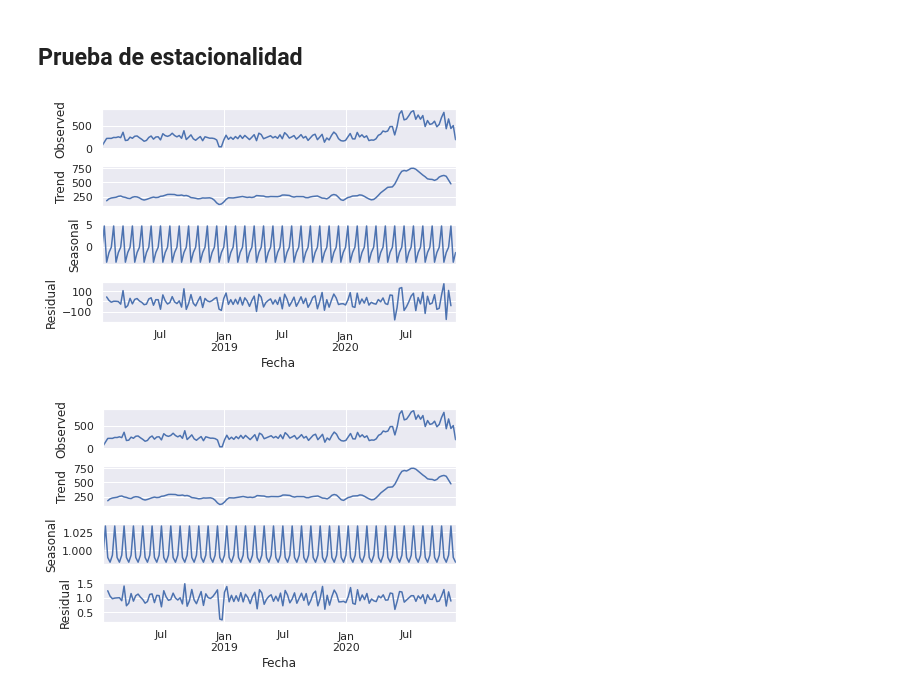
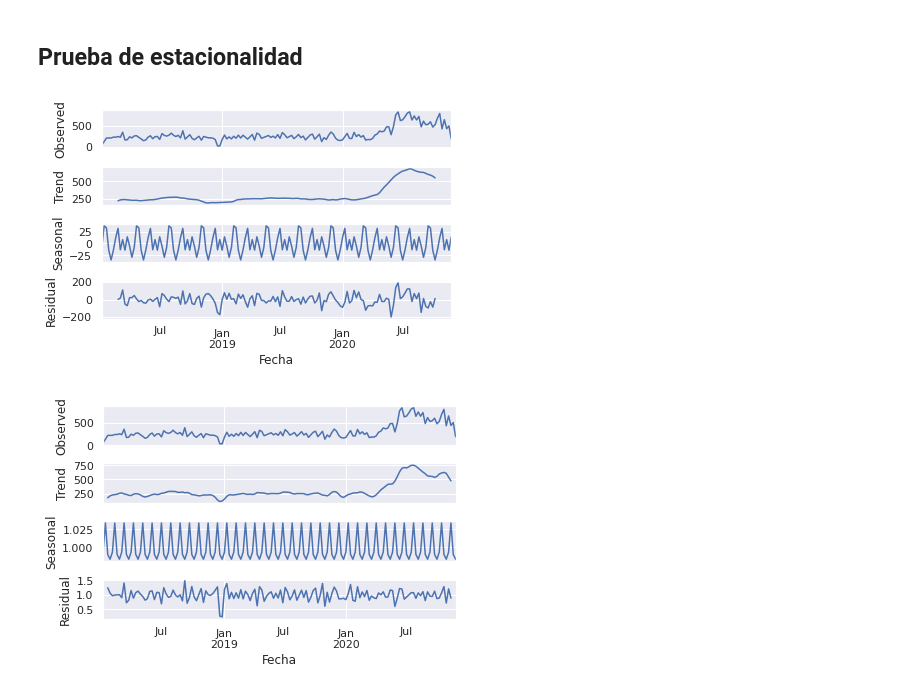
Before and after one commit to cccg8105/notebook_AD, a Jupyter notebook: Analisis/Frecuencia inscripciones/NuevasInscripciones.ipynb, the cells around one changed output. Saved outputs shown, nothing was run; the diff lists cells and outputs as text; code cells hidden in the pictures.

```diff
--- a/Analisis/Frecuencia inscripciones/NuevasInscripciones.ipynb
+++ b/Analisis/Frecuencia inscripciones/NuevasInscripciones.ipynb
@@ -77,13 +77,13 @@ plt.show()
 # %% [markdown]
 ## Prueba de estacionalidad
 # %%
-frecuencia = 4
+frecuencia = 14
 
 s_dec_additive = seasonal_decompose(df_comp_UB_w.analizedValue, "additive", freq=frecuencia)
 s_dec_additive.plot()
 plt.show()
 # %% [output]
-[figure, old version]
+[figure, new version]
 # %%
 s_dec_multiplicative = seasonal_decompose(df_comp_UB_w.analizedValue, "multiplicative", freq=frecuencia)
 s_dec_multiplicative.plot()
```
Also changed, not shown: parts of 13 cells of this notebook.
